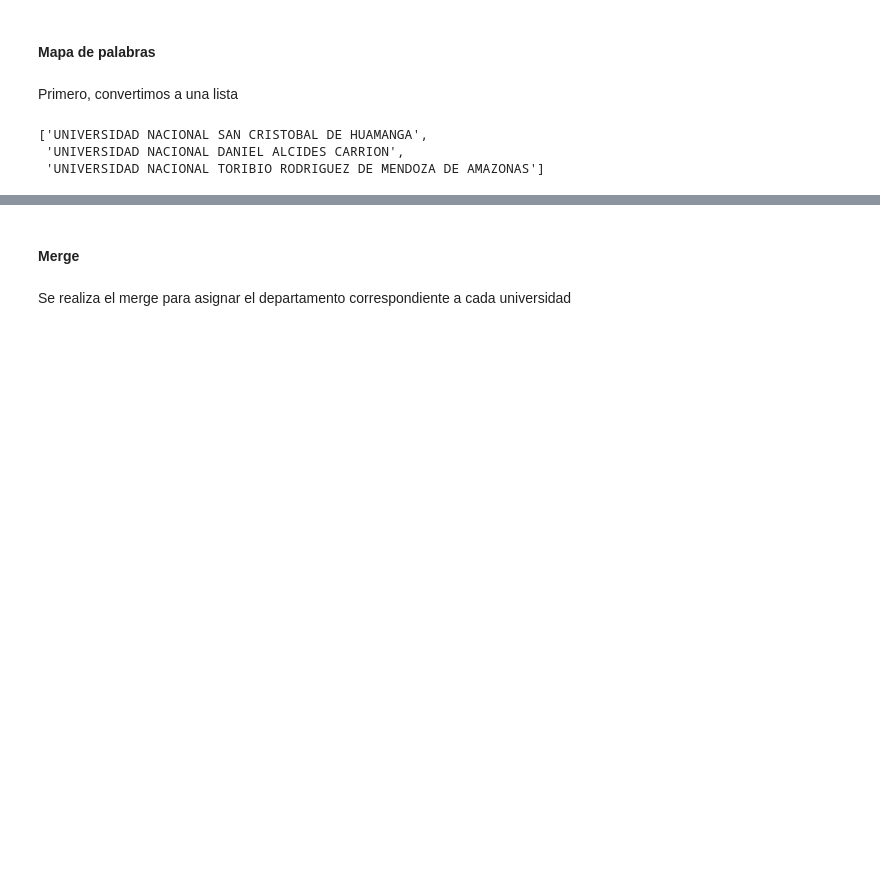
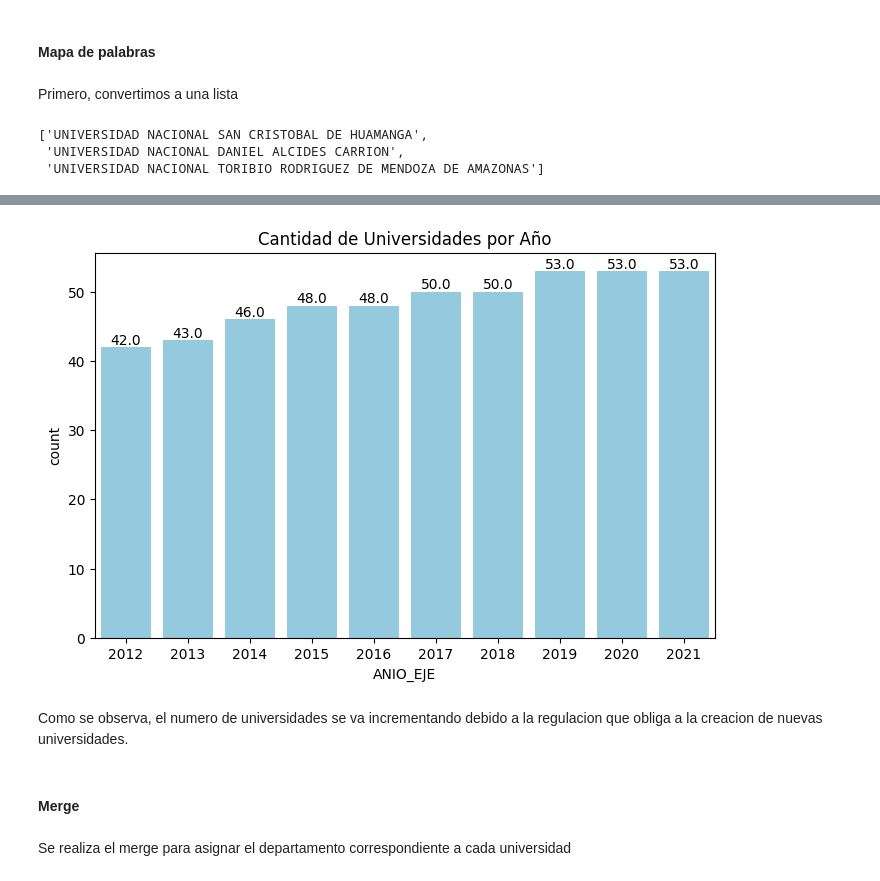
Before and after one commit to LunaJhoeel/maestria-mef, a Jupyter notebook: notebooks/mef.ipynb, the cells around one changed output, grey strips where cells are left out. Saved outputs shown, nothing was run; the diff lists cells and outputs as text; code cells hidden in the pictures; blank space fills up the shorter version.

```diff
--- a/notebooks/mef.ipynb
+++ b/notebooks/mef.ipynb
@@ -260,0 +259,20 @@ plt.show()
+# %%
+plt.figure(figsize=(8,5))
+ax = sns.countplot(x='ANIO_EJE', data=dim_ejecutora.query('ANIO_EJE != 1900'), color='skyblue')
+
+plt.title('Cantidad de Universidades por Año')
+
+for p in ax.patches:
+    height = p.get_height()
+    ax.annotate(f'{height}',
+                xy=(p.get_x() + p.get_width() / 2, height),
+                xytext=(0, 5),
+                textcoords='offset points',
+                ha='center', va='center',
+                fontsize=10)
+
+plt.show()
+# %% [output]
+[figure, added]
+# %% [markdown]
+Como se observa, el numero de universidades se va incrementando debido a la regulacion que obliga a la creacion de nuevas universidades.
```
Also changed, not shown: parts of 7 cells of this notebook, 1 other file.
